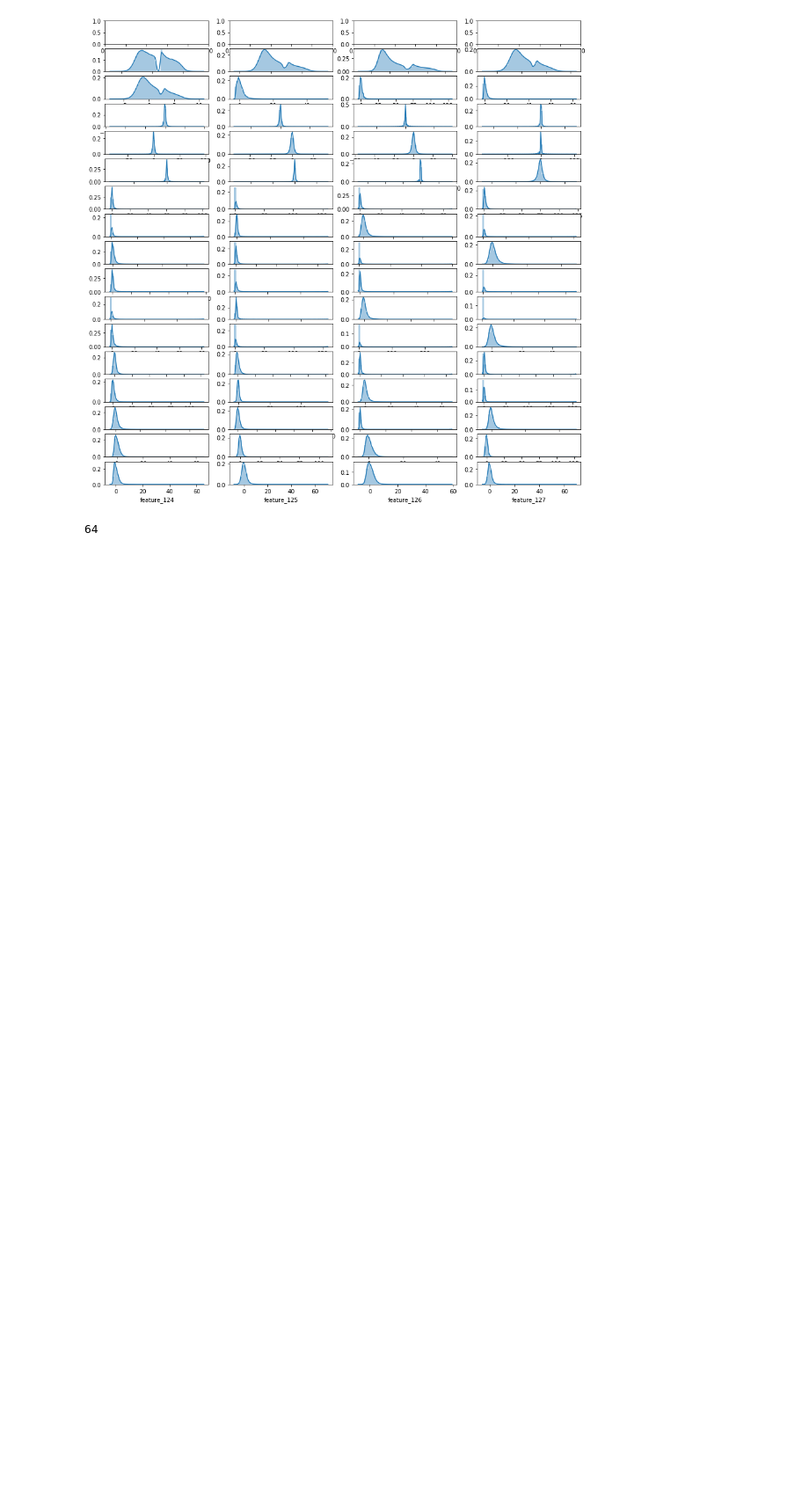
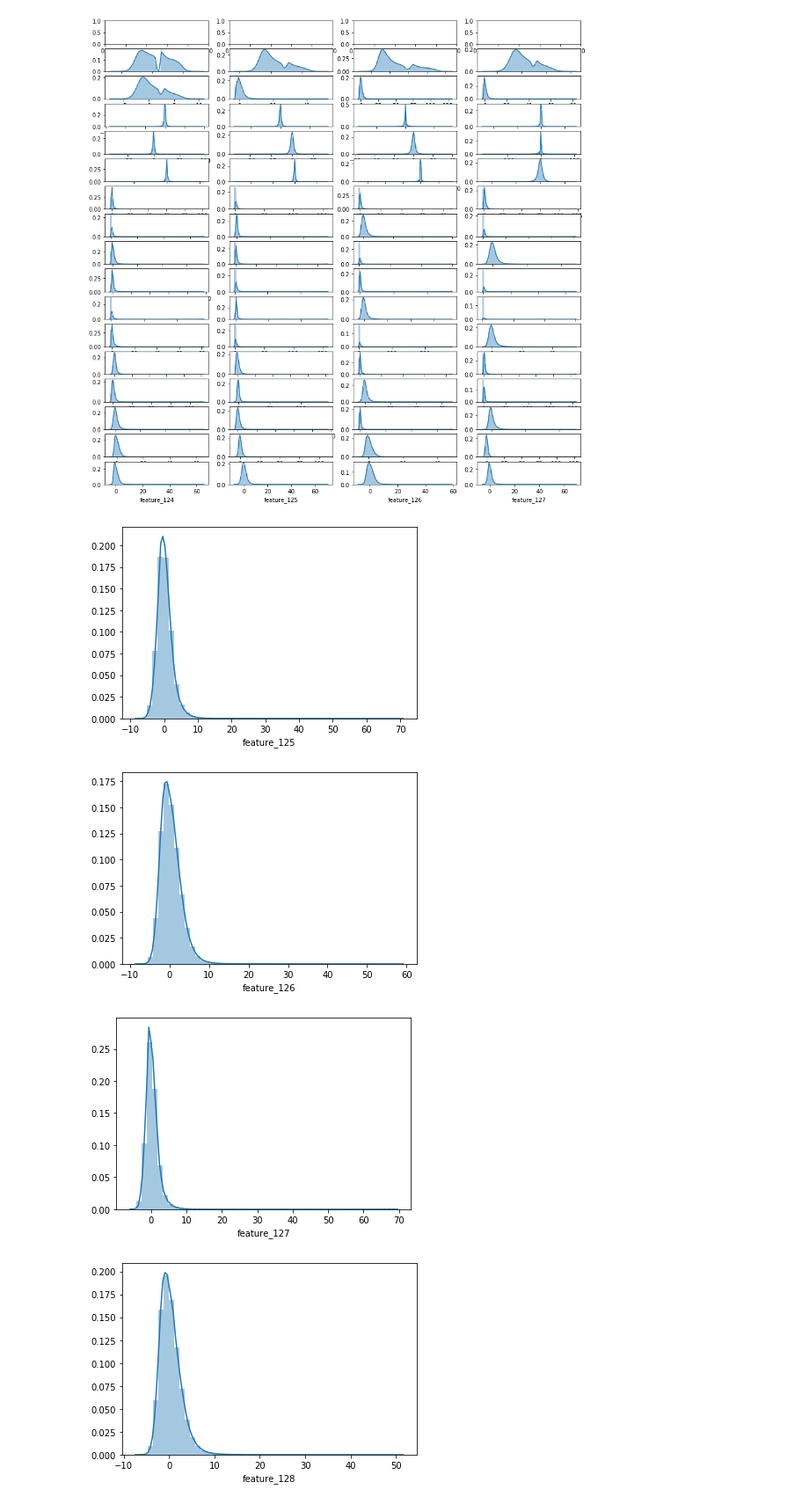
Before and after one commit to rmei97/market_preds, a Jupyter notebook: eda.ipynb, the cells around one changed output. Shown at 88% size. Saved outputs shown, nothing was run; the diff lists cells and outputs as text; code cells hidden in the pictures; blank space fills up the shorter version.

```diff
--- a/eda.ipynb
+++ b/eda.ipynb
@@ -495,28 +495,13 @@ plt.show()
 IndexError: index 17 is out of bounds for axis 0 with size 17
 <Figure size 432x288 with 0 Axes>
 [figure]
-# %%
-plt.clf()
-
-fig, ax = plt.subplots(17,4, figsize = (15,15))
-
-x_counter = 0
-y_counter = 0
-
-for index in range(129,13):
-
-    feature = 'feature_' + str(index)
-
-    if index % 4 == 0:
-        #if it is ready to skip a new line or not
-        y_counter += 1
-        x_counter = 0
-
-    sns.distplot(data_retype[feature], ax = ax[y_counter,x_counter])
-#     plt.title(feature)
-
-    x_counter += 1
-
-plt.show()
-# %% [output]
-64
+# %%
+for index in range(125,129):
+    feature = 'feature_' + str(index)
+    sns.distplot(data_retype[feature])
+    plt.show()
+# %% [output]
+[figure, added]
+[figure, added]
+[figure, added]
+[figure, added]
```
